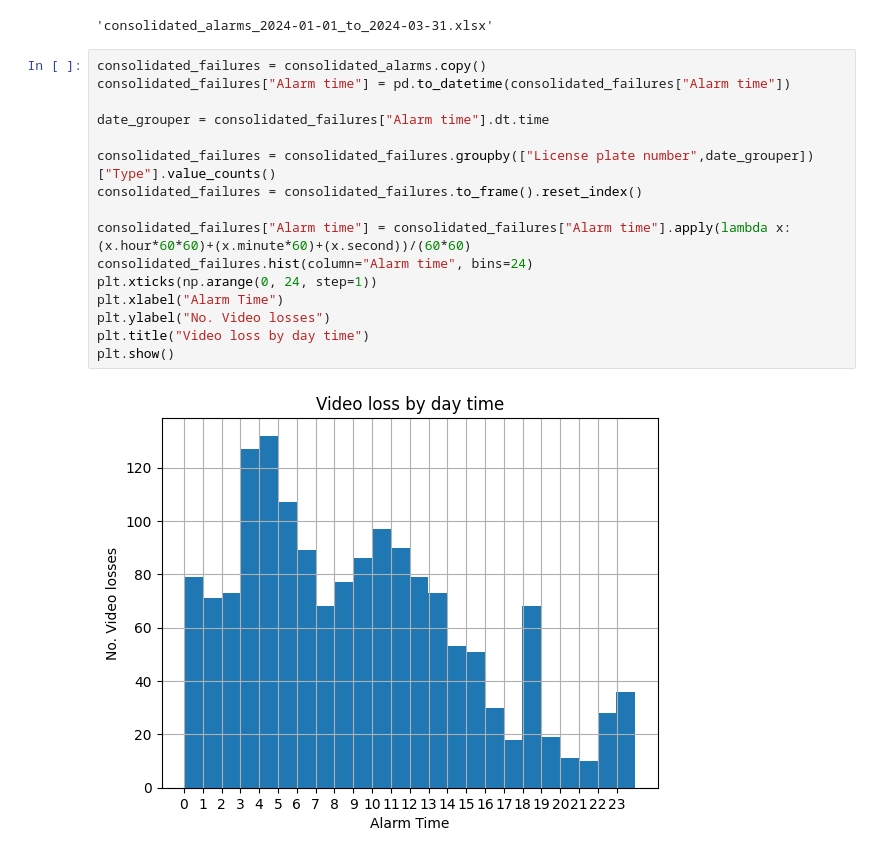
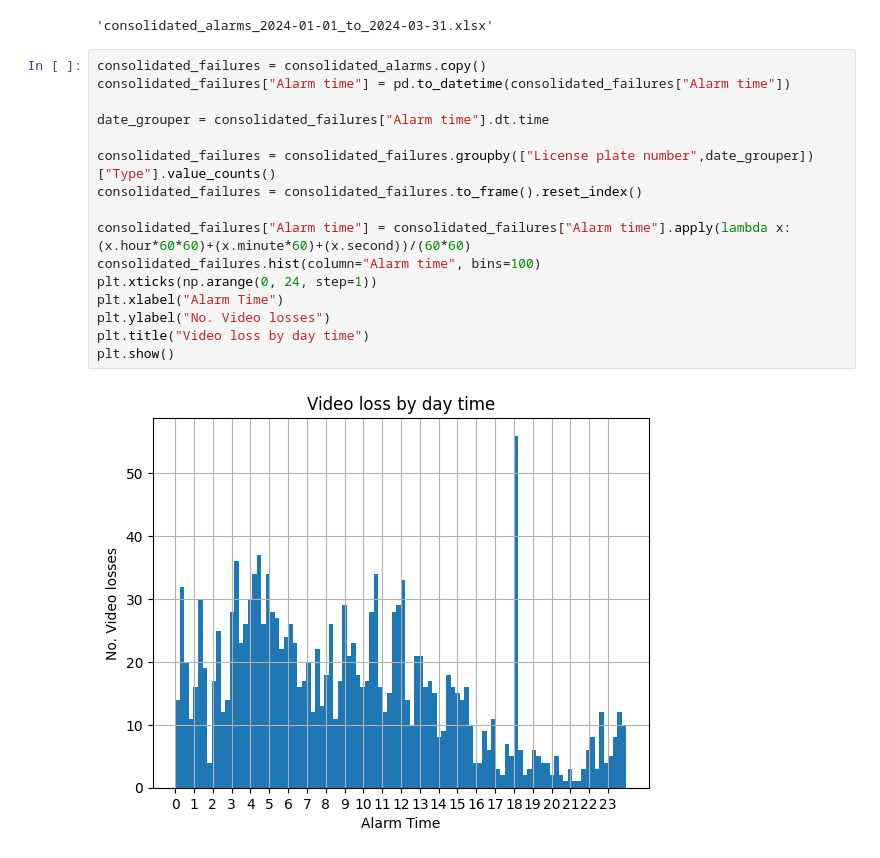
Before and after one commit to apolo-marton/video-loss-analysis, a Jupyter notebook: alarm_analysis.ipynb, the cells around one changed output. Cells and saved outputs as stored; diff of their text form.

Commit message:
Increase number of bins in histogram by time

```diff
--- a/alarm_analysis.ipynb
+++ b/alarm_analysis.ipynb
@@ -420,21 +420,21 @@ outlier_alarms_group.to_excel(filename)
 # %%
 consolidated_failures = consolidated_alarms.copy()
 consolidated_failures["Alarm time"] = pd.to_datetime(consolidated_failures["Alarm time"])
 
 date_grouper = consolidated_failures["Alarm time"].dt.time
 
 consolidated_failures = consolidated_failures.groupby(["License plate number",date_grouper])["Type"].value_counts()
 consolidated_failures = consolidated_failures.to_frame().reset_index()
 
 consolidated_failures["Alarm time"] = consolidated_failures["Alarm time"].apply(lambda x: (x.hour*60*60)+(x.minute*60)+(x.second))/(60*60)
-consolidated_failures.hist(column="Alarm time", bins=24)
+consolidated_failures.hist(column="Alarm time", bins=100)
 plt.xticks(np.arange(0, 24, step=1))
 plt.xlabel("Alarm Time")
 plt.ylabel("No. Video losses")
 plt.title("Video loss by day time")
 plt.show()
 # %% [output]
-[figure, old version]
+[figure, new version]
 # %%
 consolidated_failures = consolidated_alarms.copy()
 consolidated_failures["Alarm time"] = pd.to_datetime(consolidated_failures["Alarm time"])
```
Also changed, not shown: parts of 1 cell of this notebook.
